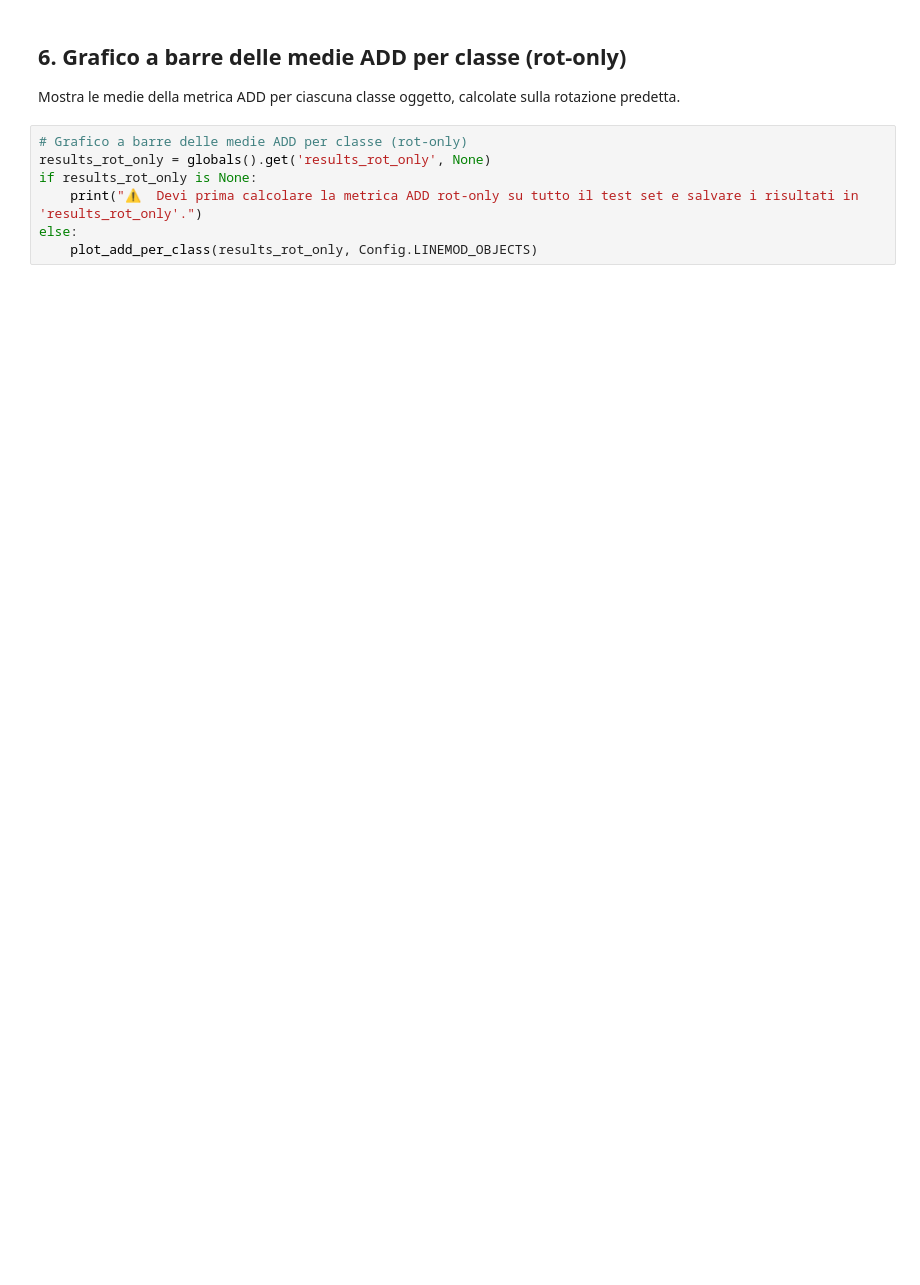
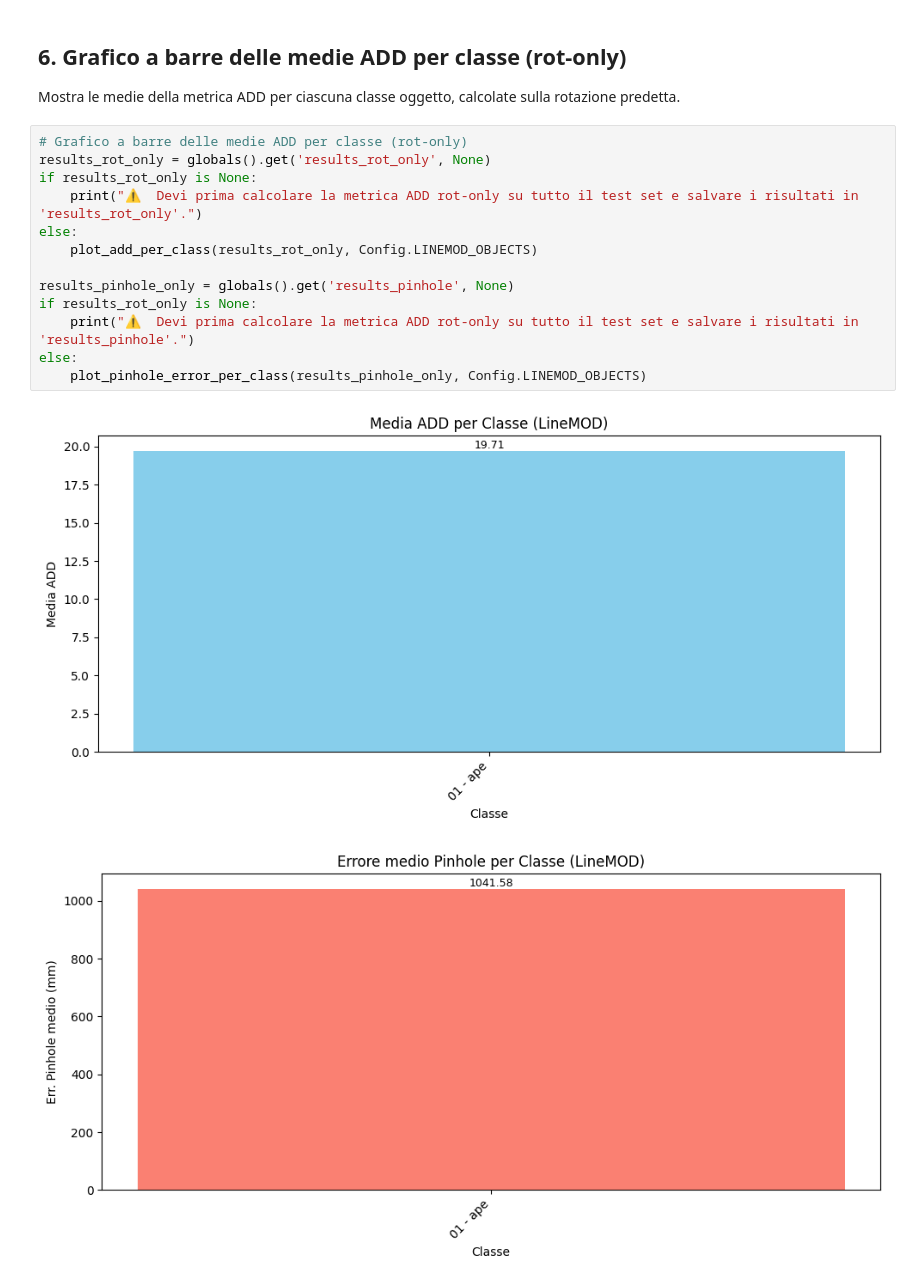
Before and after one commit to ghMellow/polito-aml-6D-pose-estimation, a Jupyter notebook: notebooks/pipeline_baseline.ipynb, the cells around one changed output. Saved outputs shown, nothing was run; the diff lists cells and outputs as text; blank space fills up the shorter version.

```diff
--- a/notebooks/pipeline_baseline.ipynb
+++ b/notebooks/pipeline_baseline.ipynb
@@ -152,7 +252,16 @@ Mostra le medie della metrica ADD per ciascuna classe oggetto, calcolate sulla r
 # %%
 # Grafico a barre delle medie ADD per classe (rot-only)
 results_rot_only = globals().get('results_rot_only', None)
 if results_rot_only is None:
     print("⚠️  Devi prima calcolare la metrica ADD rot-only su tutto il test set e salvare i risultati in 'results_rot_only'.")
 else:
     plot_add_per_class(results_rot_only, Config.LINEMOD_OBJECTS)
+
+results_pinhole_only = globals().get('results_pinhole', None)
+if results_rot_only is None:
+    print("⚠️  Devi prima calcolare la metrica ADD rot-only su tutto il test set e salvare i risultati in 'results_pinhole'.")
+else:
+    plot_pinhole_error_per_class(results_pinhole_only, Config.LINEMOD_OBJECTS)
+# %% [output]
+[figure, added]
+[figure, added]
```
Also changed, not shown: parts of 8 cells of this notebook, 7 other files.
